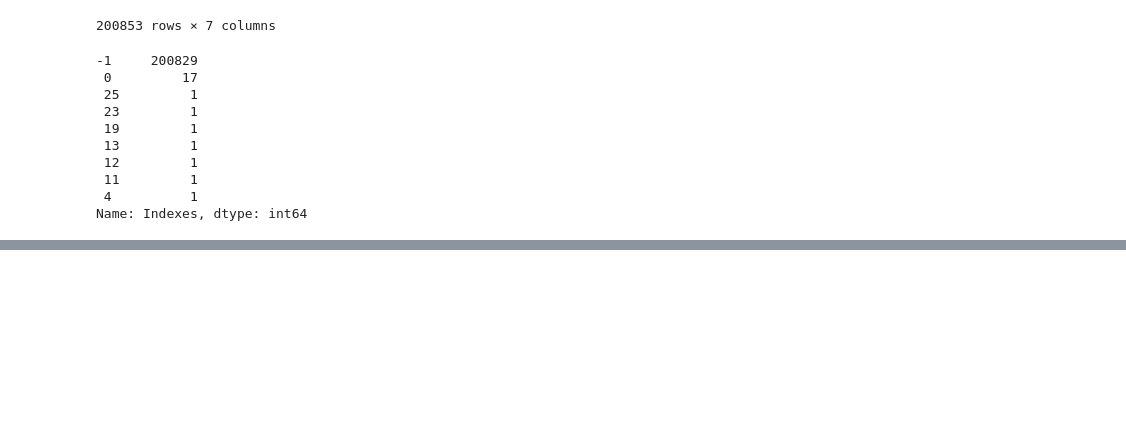
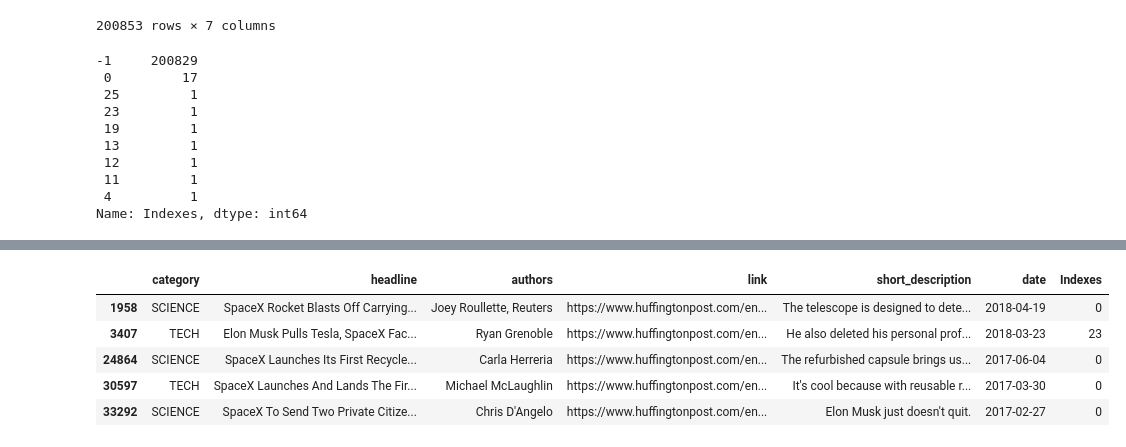
Before and after one commit to tonygardella5/ETL_Project, a Jupyter notebook: Tony Jupyter/json.ipynb, the cells around one changed output, grey strips where cells are left out. Cells and saved outputs as stored; diff of their text form; code cells hidden in the pictures; blank space fills up the shorter version.

Commit message:
SpaceX news articles with category added

```diff
--- a/Tony Jupyter/json.ipynb
+++ b/Tony Jupyter/json.ipynb
@@ -88,0 +90,9 @@ df.to_csv('News_Reports.csv', index=False)
+# %%
+df.head()
+# %% [output]
+|  | category | headline | authors | link | short_description | date | Indexes |
+| 1958 | SCIENCE | SpaceX Rocket Blasts Off Carrying... | Joey Roullette, Reuters | https://www.huffingtonpost.com/en... | The telescope is designed to dete... | 2018-04-19 | 0 |
+| 3407 | TECH | Elon Musk Pulls Tesla, SpaceX Fac... | Ryan Grenoble | https://www.huffingtonpost.com/en... | He also deleted his personal prof... | 2018-03-23 | 23 |
+| 24864 | SCIENCE | SpaceX Launches Its First Recycle... | Carla Herreria | https://www.huffingtonpost.com/en... | The refurbished capsule brings us... | 2017-06-04 | 0 |
+| 30597 | TECH | SpaceX Launches And Lands The Fir... | Michael McLaughlin | https://www.huffingtonpost.com/en... | It's cool because with reusable r... | 2017-03-30 | 0 |
+| 33292 | SCIENCE | SpaceX To Send Two Private Citize... | Chris D'Angelo | https://www.huffingtonpost.com/en... | Elon Musk just doesn't quit. | 2017-02-27 | 0 |
```
Also changed, not shown: parts of 5 cells of this notebook, 1 other file.
